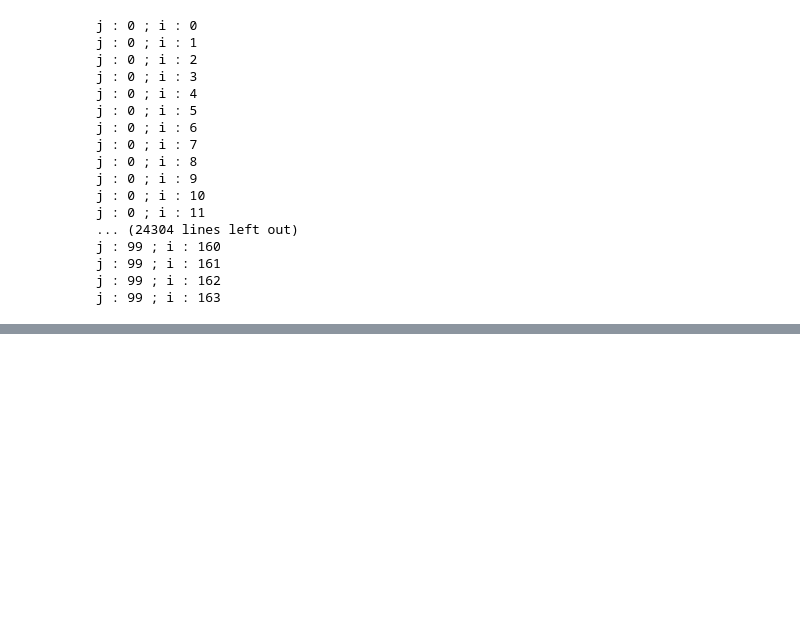
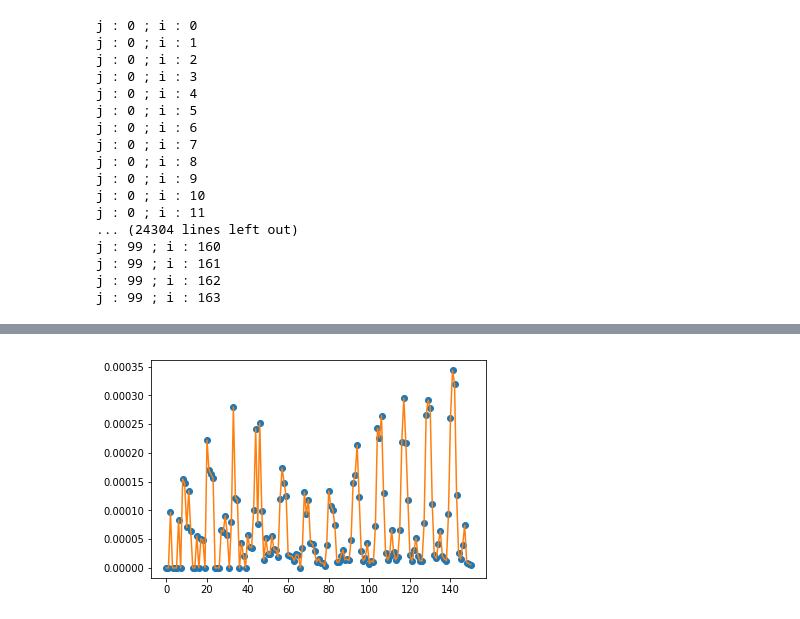
Before and after one commit to Yaskomega/TourismIndicator, a Jupyter notebook: graph_courchevel.ipynb, the cells around one changed output, grey strips where cells are left out. Saved outputs shown, nothing was run; the diff lists cells and outputs as text; code cells hidden in the pictures; blank space fills up the shorter version.

Commit message:
Adding intensity calculation

```diff
--- a/graph_courchevel.ipynb
+++ b/graph_courchevel.ipynb
@@ -221,0 +292,17 @@ m
+# %%
+import matplotlib.pyplot as plt
+%matplotlib inline
+from scipy.interpolate import interp1d
+import statsmodels.api as sm
+
+# introduce some floats in our x-values
+x = list(range(number_of_month))
+y = list(df_intensity['intensity'])
+
+
+plt.plot(x, y, 'o')
+#plt.plot(lowess_x, lowess_y, '*')
+plt.plot(x, y, '-')
+plt.show()
+# %% [output]
+[figure, added]
```
Also changed, not shown: parts of 4 cells of this notebook, 1 other file.
